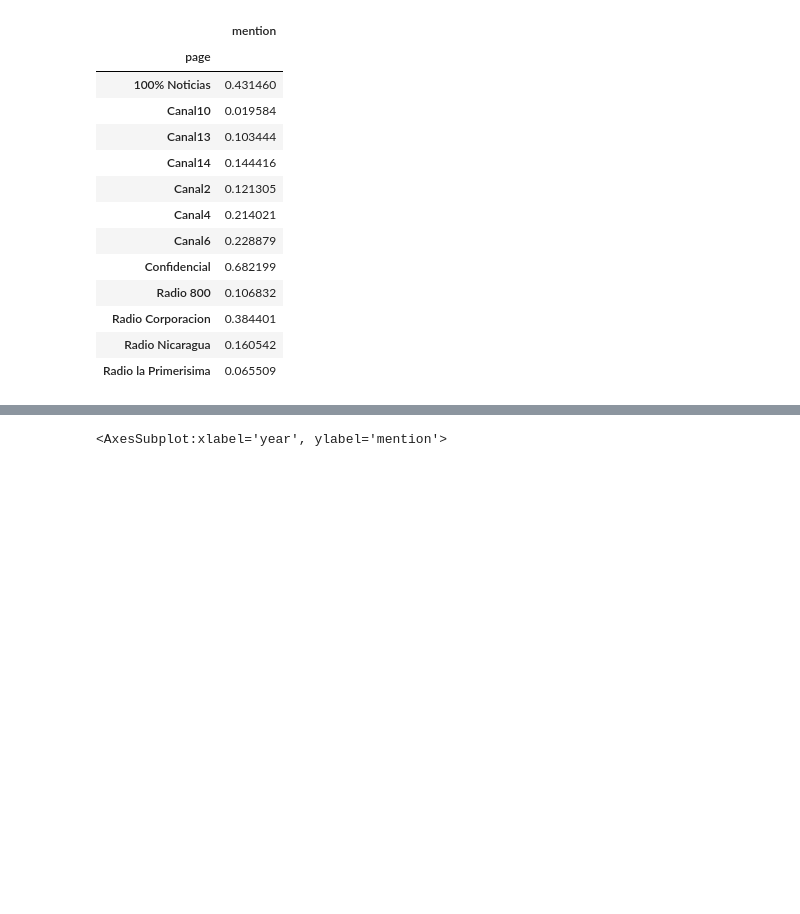
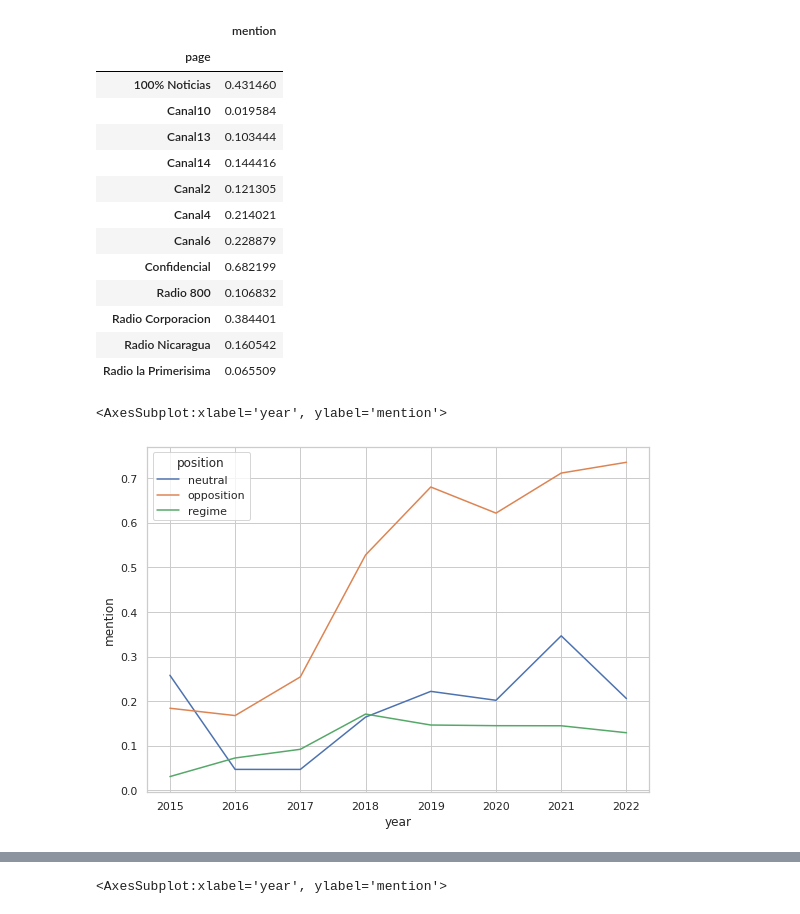
Before and after one commit to hbarnehl/thesis, a Jupyter notebook: Visualisation and Descriptives.ipynb, the cells around one changed output, grey strips where cells are left out. Cells and saved outputs as stored; diff of their text form; code cells hidden in the pictures; blank space fills up the shorter version.

Commit message:
Added more visualisations and descriptives

```diff
--- a/Visualisation and Descriptives.ipynb
+++ b/Visualisation and Descriptives.ipynb
@@ -60,8 +86,20 @@ key = ["neutral",
       "regime",
       "regime",
       "neutral",
-      "opposition"]
+      "neutral"]
 
 # create categories
 dfa["position"] = dfa["page"].replace(outlets, key)
 df["position"] = df["page"].replace(outlets, key)
+# %%
+# percentage of Ortega-mentioning articles per year and outlet
+# with R corporacion as neutral
+data = (df.groupby(["position", "year"])
+ .agg({"mention":np.sum})/
+ df.groupby(["position", "year"])
+ .agg({"mention":np.size})).reset_index()
+
+sns.lineplot(data = data.loc[data["year"]> 2014] ,x="year", y="mention", hue="position")
+# %% [output]
+<AxesSubplot:xlabel='year', ylabel='mention'>
+[figure, added]
```
Also changed, not shown: parts of 13 cells of this notebook, 1 other file.
